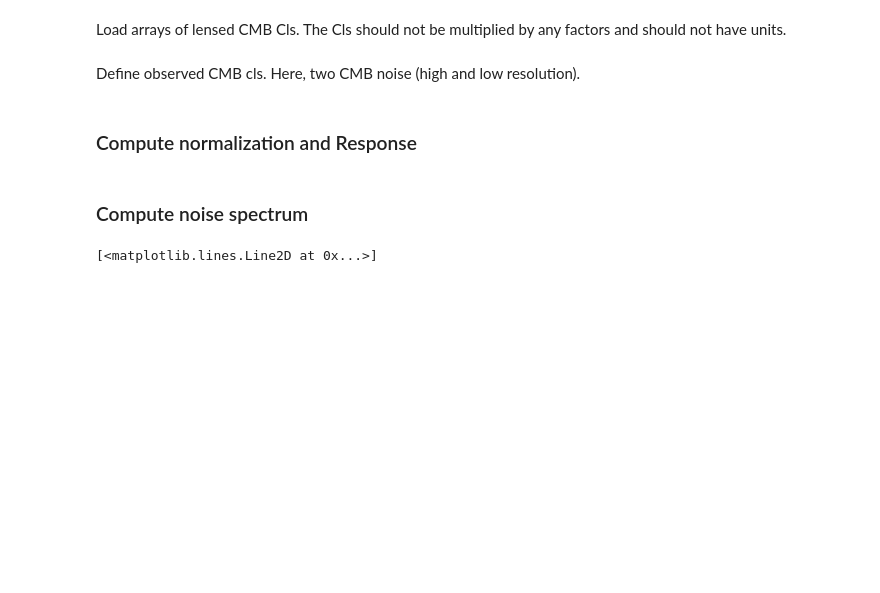
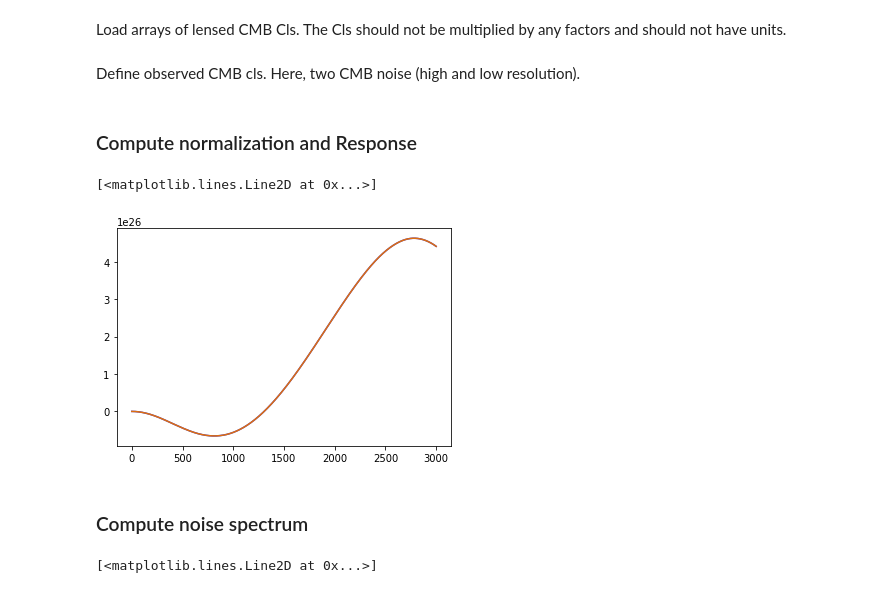
Before and after one commit to simonsobs/tempura, a Jupyter notebook: examples/bias-hardened_asym.ipynb, the cells around one changed output. Saved outputs shown, nothing was run; the diff lists cells and outputs as text; code cells hidden in the pictures; blank space fills up the shorter version.

```diff
--- a/examples/bias-hardened_asym.ipynb
+++ b/examples/bias-hardened_asym.ipynb
@@ -49,6 +49,15 @@ oclL = lcl[0] + nlL
 # %%
 Akk = cs.norm_general.qtt_asym('lens',Lmax,glmin,glmax,llmin,llmax,llmax,lcl[0,:],oclG,oclL)[0]
 Ass = cs.norm_general.qtt_asym('src',Lmax,glmin,glmax,llmin,llmax,llmax,lcl[0,:],oclG,oclL)[0]
+# %%
+# check
+Rsym  = cs.norm_general.xtt('lenssrc',Lmax,llmin,llmax,lcl[0,:],oclG)
+Rasym = cs.norm_general.xtt_asym('lenssrc',Lmax,glmin,glmax,llmin,llmax,llmax,lcl[0,:],oclG,oclG)
+plot(Rsym)
+plot(Rasym)
+# %% [output]
+[<matplotlib.lines.Line2D at 0x...>]
+[figure, added]
 # %%
 # response of the asymmetric lensing estimator to source
 Rks = Akk*cs.norm_general.xtt_asym('lenssrc',Lmax,glmin,glmax,llmin,llmax,llmax,lcl[0,:],oclG,oclL)[0]
```
Also changed, not shown: parts of 1 cell of this notebook, 1 other file.
